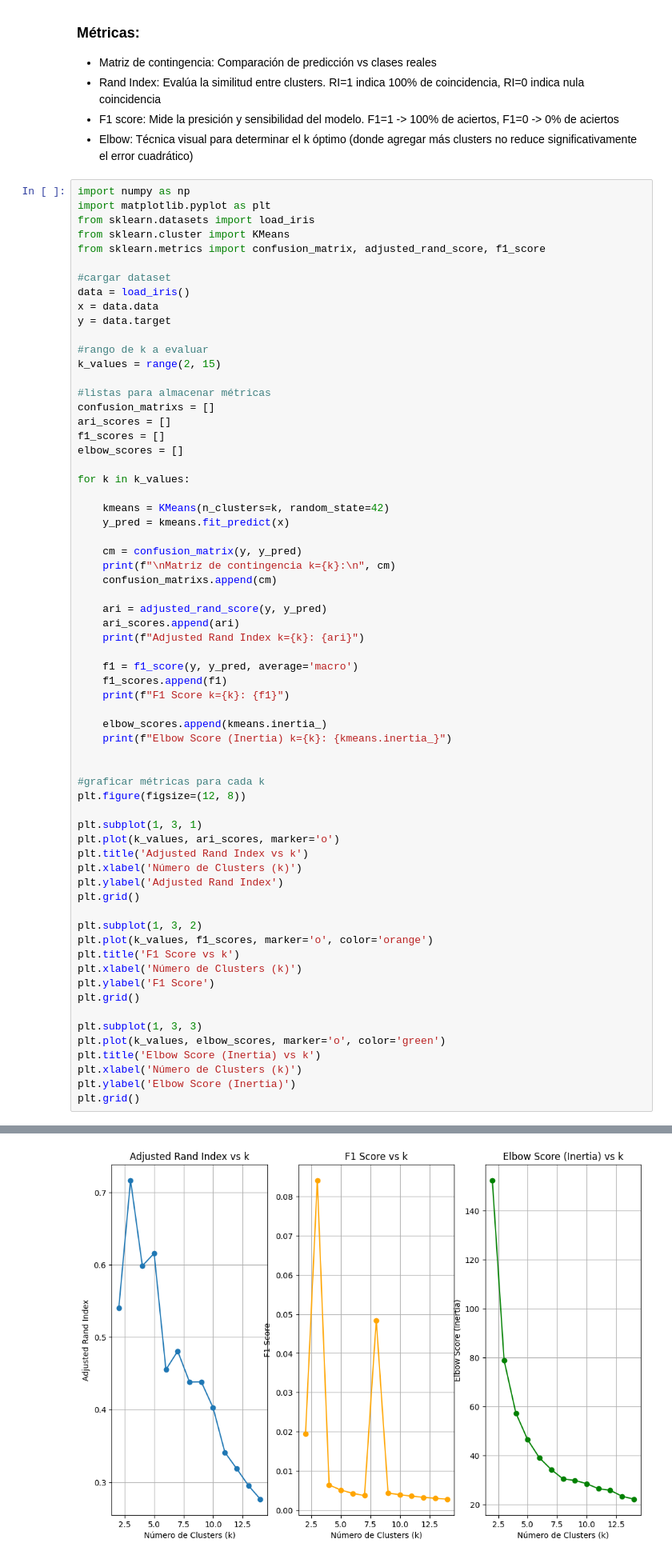
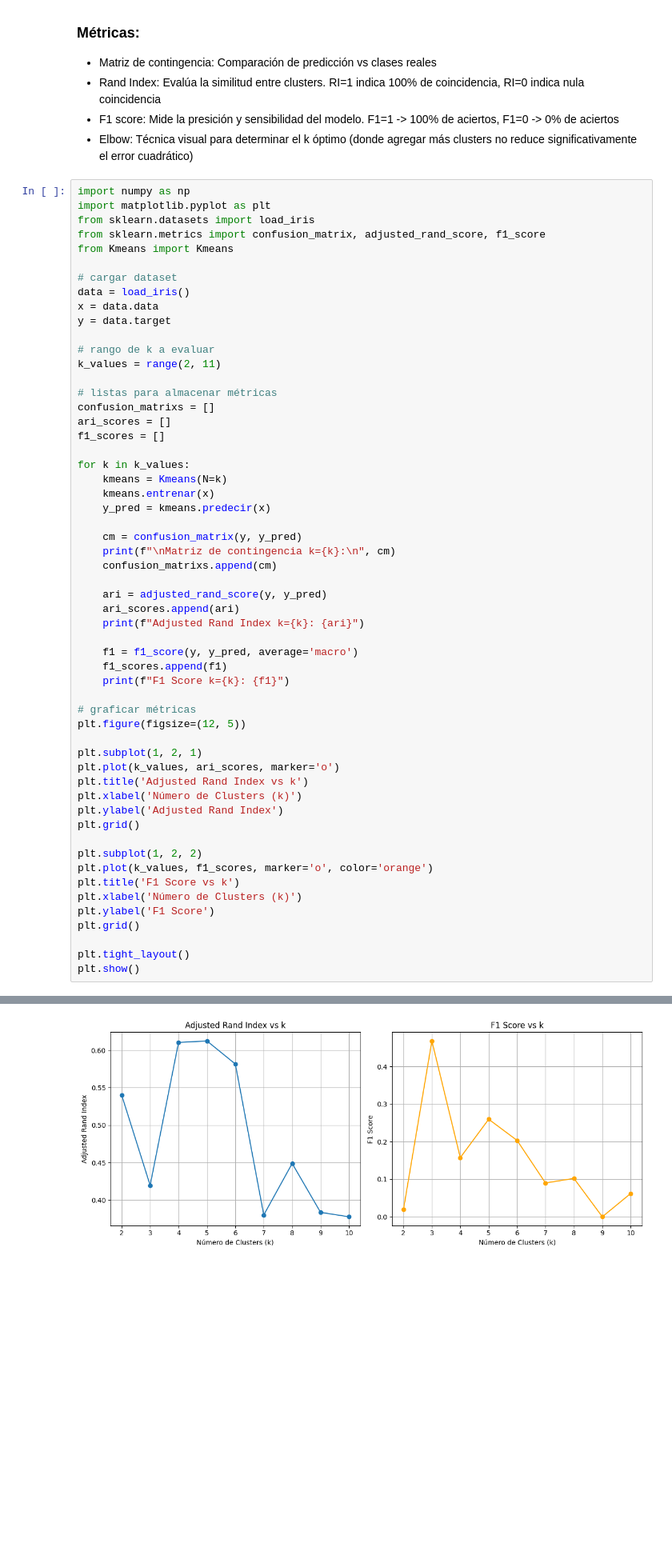
Before and after one commit to Lucasa98/Inteligencia-Computacional-2025, a Jupyter notebook: Práctica/Guia4/Ej3.ipynb, the cells around one changed output, grey strips where cells are left out. Shown: that part at 80% size. Saved outputs shown, nothing was run; the diff lists cells and outputs as text; blank space fills up the shorter version.

Commit message:
kmeans fix

```diff
--- a/Práctica/Guia4/Ej3.ipynb
+++ b/Práctica/Guia4/Ej3.ipynb
@@ -14,27 +14,26 @@ Pruebe varios valores de k (por ejemplo entre 2 y 10) para el conjunto de datos
 import numpy as np
 import matplotlib.pyplot as plt
 from sklearn.datasets import load_iris
-from sklearn.cluster import KMeans
 from sklearn.metrics import confusion_matrix, adjusted_rand_score, f1_score
+from Kmeans import Kmeans
 
-#cargar dataset
+# cargar dataset
 data = load_iris()
 x = data.data
 y = data.target
 
-#rango de k a evaluar
-k_values = range(2, 15)
+# rango de k a evaluar
+k_values = range(2, 11)
 
-#listas para almacenar métricas
+# listas para almacenar métricas
 confusion_matrixs = []
 ari_scores = []
 f1_scores = []
-elbow_scores = []
 
 for k in k_values:
-
-    kmeans = KMeans(n_clusters=k, random_state=42)
-    y_pred = kmeans.fit_predict(x)
+    kmeans = Kmeans(N=k)
+    kmeans.entrenar(x)
+    y_pred = kmeans.predecir(x)
 
     cm = confusion_matrix(y, y_pred)
     print(f"\nMatriz de contingencia k={k}:\n", cm)
@@ -48,33 +47,25 @@ for k in k_values:
     f1_scores.append(f1)
     print(f"F1 Score k={k}: {f1}")
 
-    elbow_scores.append(kmeans.inertia_)
-    print(f"Elbow Score (Inertia) k={k}: {kmeans.inertia_}")
+# graficar métricas
+plt.figure(figsize=(12, 5))
 
-
-#graficar métricas para cada k
-plt.figure(figsize=(12, 8))
-
-plt.subplot(1, 3, 1)
+plt.subplot(1, 2, 1)
 plt.plot(k_values, ari_scores, marker='o')
 plt.title('Adjusted Rand Index vs k')
 plt.xlabel('Número de Clusters (k)')
 plt.ylabel('Adjusted Rand Index')
 plt.grid()
 
-plt.subplot(1, 3, 2)
+plt.subplot(1, 2, 2)
 plt.plot(k_values, f1_scores, marker='o', color='orange')
 plt.title('F1 Score vs k')
 plt.xlabel('Número de Clusters (k)')
 plt.ylabel('F1 Score')
 plt.grid()
 
-plt.subplot(1, 3, 3)
-plt.plot(k_values, elbow_scores, marker='o', color='green')
-plt.title('Elbow Score (Inertia) vs k')
-plt.xlabel('Número de Clusters (k)')
-plt.ylabel('Elbow Score (Inertia)')
-plt.grid()
+plt.tight_layout()
+plt.show()
 # %% [output]
 Matriz de contingencia k=2:
  [[ 0 50  0]
@@ -96 +87 @@ Elbow Score (Inertia) k=14: 22.244010175282238
-[figure, old version]
+[figure, new version]
```
Also changed, not shown: parts of 1 cell of this notebook, 1 other file.
